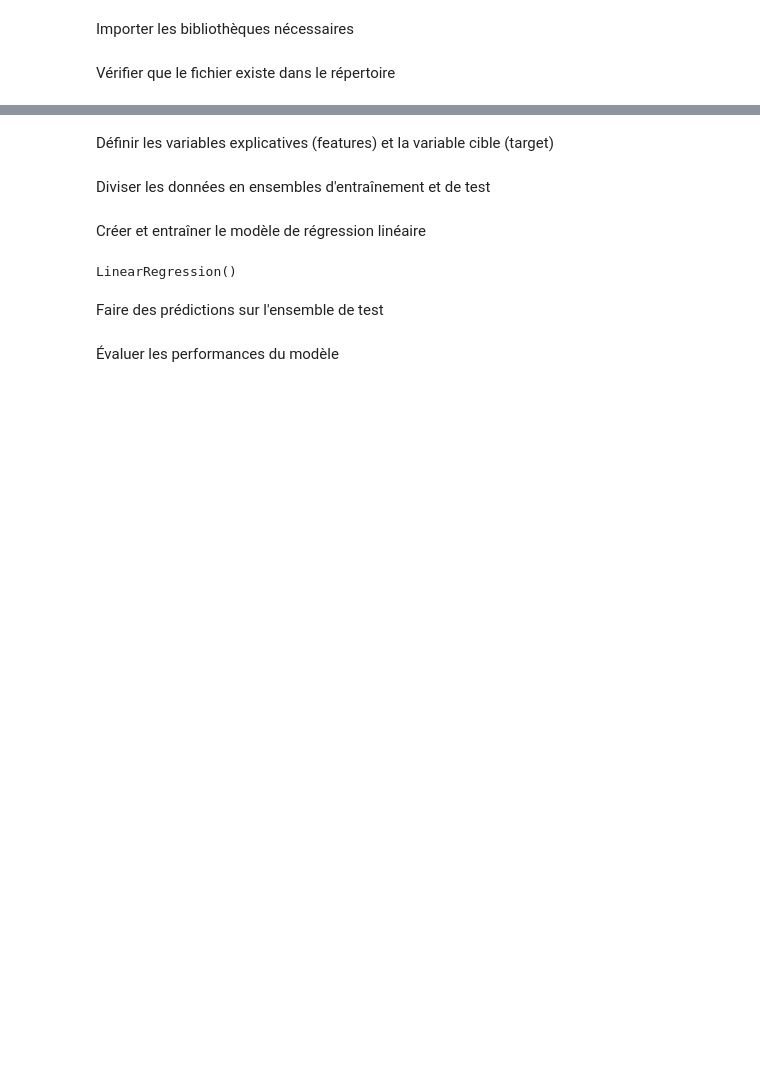
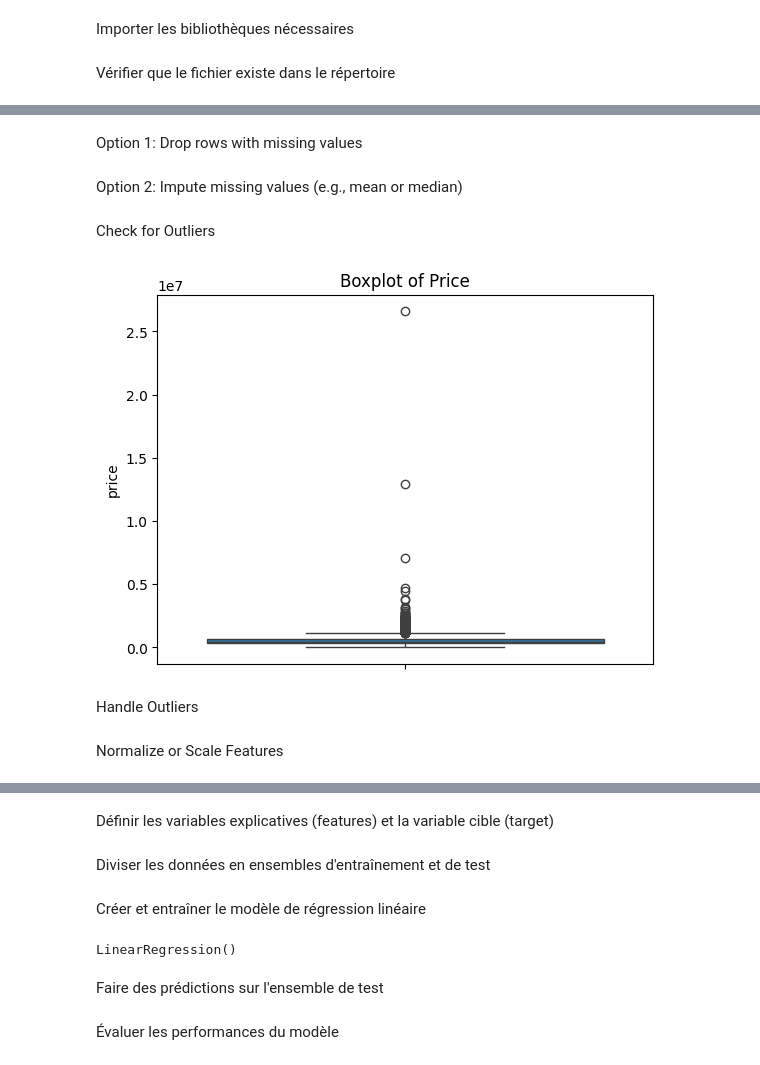
Before and after one commit to yassinebenacha/PRODIGY_TrackCode_TaskNumber, a Jupyter notebook: TASKE1.ipynb, the cells around one changed output, grey strips where cells are left out. Cells and saved outputs as stored; diff of their text form; code cells hidden in the pictures; blank space fills up the shorter version.

```diff
--- a/TASKE1.ipynb
+++ b/TASKE1.ipynb
@@ -9,4 +9,4 @@ from sklearn.metrics import mean_squared_error, r2_score
 Vérifier que le fichier existe dans le répertoire
 # %%
 
-data = pd.read_csv("data.csv")
+data = pd.read_csv("data_TASKE1.csv")
@@ -12,0 +37,6 @@ data = pd.read_csv("data.csv")
+# %% [markdown]
+Option 1: Drop rows with missing values
+# %%
+data = data.dropna()
+# %% [markdown]
+ Option 2: Impute missing values (e.g., mean or median)
@@ -12,0 +45,14 @@ data = pd.read_csv("data.csv")
+# %% [markdown]
+Check for Outliers
+# %%
+import seaborn as sns
+import matplotlib.pyplot as plt
+
+# Boxplot for the 'price' column
+sns.boxplot(y=data['price'])
+plt.title("Boxplot of Price")
+plt.show()
+# %% [output]
+[figure, added]
+# %% [markdown]
+Handle Outliers
@@ -12,0 +71,2 @@ data = pd.read_csv("data.csv")
+# %% [markdown]
+Normalize or Scale Features
```
Also changed, not shown: parts of 13 cells of this notebook, 1 other file.
